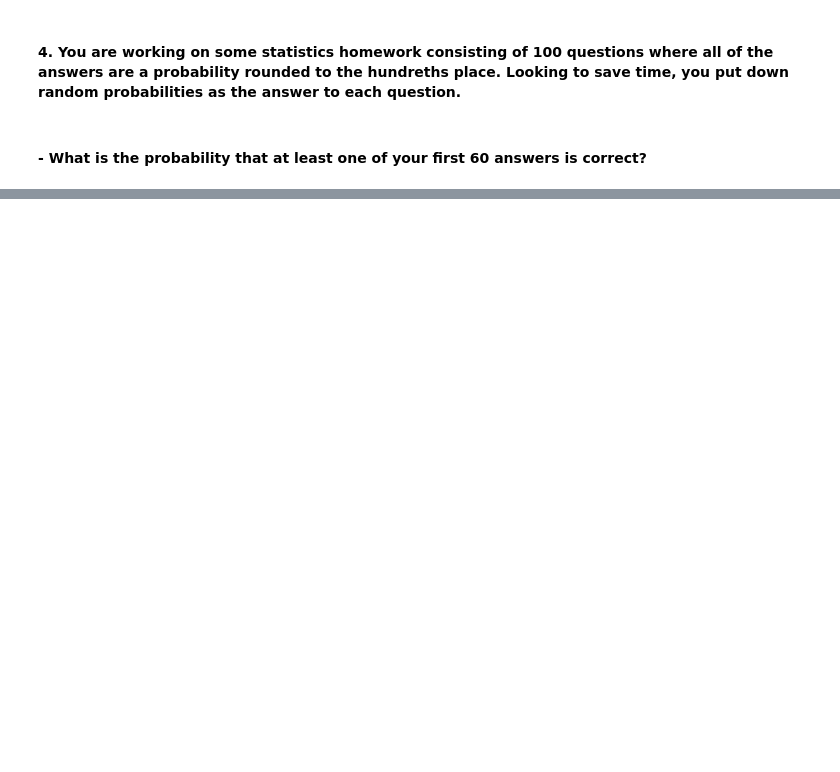
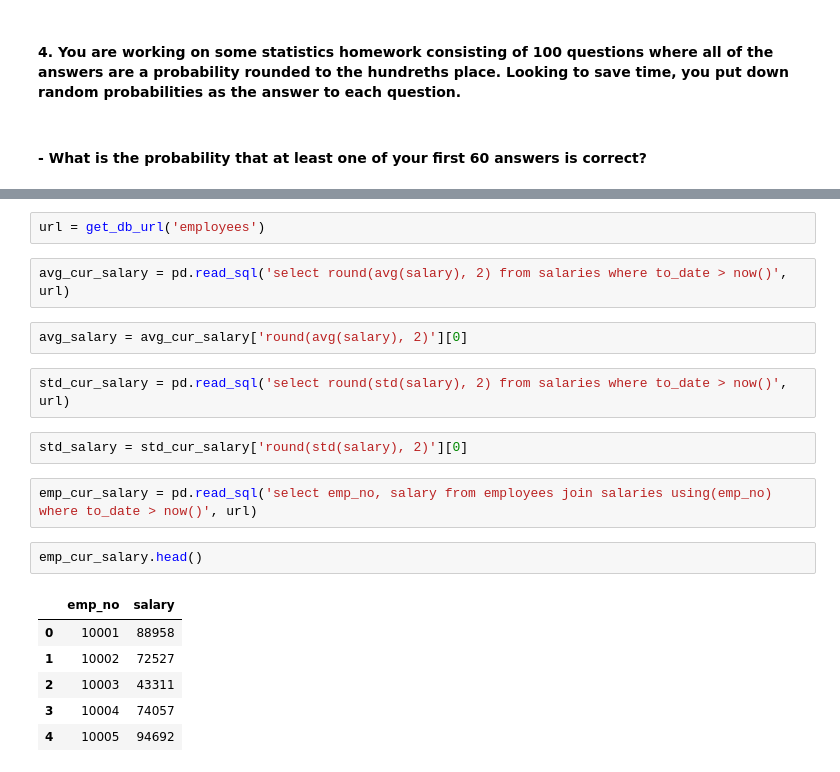
Before and after one commit to manuel-salazar1/statistics-exercises, a Jupyter notebook: probability_distributions.ipynb, the cells around one changed output, grey strips where cells are left out. Cells and saved outputs as stored; diff of their text form; blank space fills up the shorter version.

```diff
--- a/probability_distributions.ipynb
+++ b/probability_distributions.ipynb
@@ -75,0 +265,21 @@ stats.binom(4326, .02).sf(96)
+# %%
+url = get_db_url('employees')
+# %%
+avg_cur_salary = pd.read_sql('select round(avg(salary), 2) from salaries where to_date > now()', url)
+# %%
+avg_salary = avg_cur_salary['round(avg(salary), 2)'][0]
+# %%
+std_cur_salary = pd.read_sql('select round(std(salary), 2) from salaries where to_date > now()', url)
+# %%
+std_salary = std_cur_salary['round(std(salary), 2)'][0]
+# %%
+emp_cur_salary = pd.read_sql('select emp_no, salary from employees join salaries using(emp_no) where to_date > now()', url)
+# %%
+emp_cur_salary.head()
+# %% [output]
+|  | emp_no | salary |
+| 0 | 10001 | 88958 |
+| 1 | 10002 | 72527 |
+| 2 | 10003 | 43311 |
+| 3 | 10004 | 74057 |
+| 4 | 10005 | 94692 |
```
Also changed, not shown: parts of 52 cells of this notebook, 1 other file.
